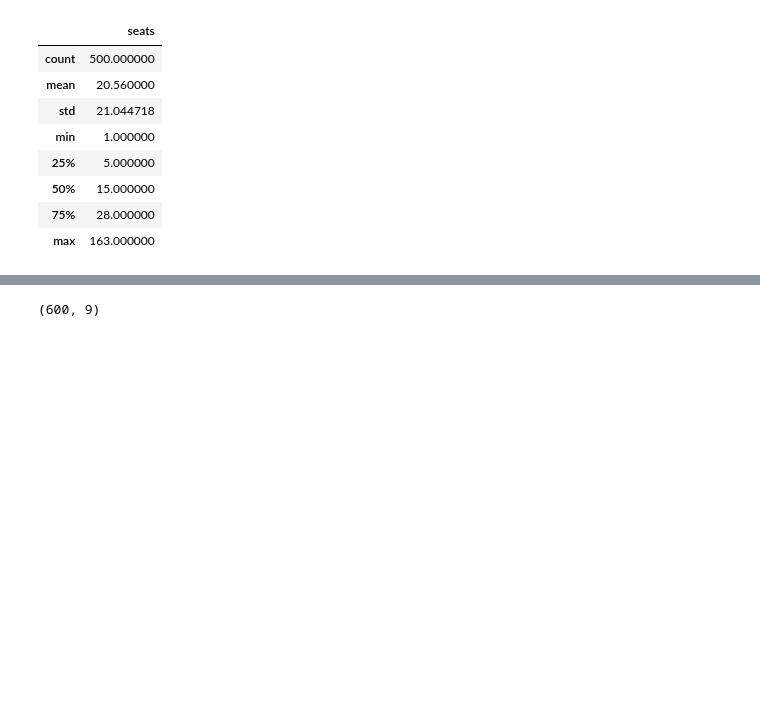
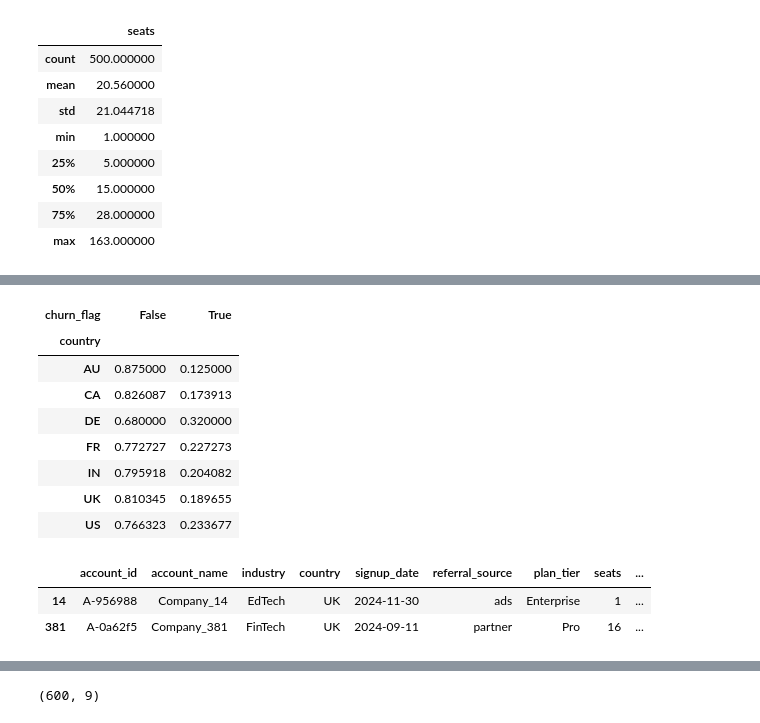
Before and after one commit to ShazanRafi/saas-churn-prediction, a Jupyter notebook: SaaS_Churning_Prediction.ipynb, the cells around one changed output, grey strips where cells are left out. Cells and saved outputs as stored; diff of their text form; code cells hidden in the pictures; blank space fills up the shorter version.

```diff
--- a/SaaS_Churning_Prediction.ipynb
+++ b/SaaS_Churning_Prediction.ipynb
@@ -59,0 +105,12 @@ accounts.describe()
+# %%
+pd.crosstab(accounts['country'], accounts['churn_flag'], normalize = 'index')
+# %% [output]
+| churn_flag | False | True |
+| country |  |  |
+| AU | 0.875000 | 0.125000 |
+| CA | 0.826087 | 0.173913 |
+| DE | 0.680000 | 0.320000 |
+| FR | 0.772727 | 0.227273 |
+| IN | 0.795918 | 0.204082 |
+| UK | 0.810345 | 0.189655 |
+| US | 0.766323 | 0.233677 |
@@ -59,0 +129,6 @@ accounts.describe()
+# %%
+accounts.sample(2)
+# %% [output]
+|  | account_id | account_name | industry | country | signup_date | referral_source | plan_tier | seats | ... |
+| 14 | A-956988 | Company_14 | EdTech | UK | 2024-11-30 | ads | Enterprise | 1 | ... |
+| 381 | A-0a62f5 | Company_381 | FinTech | UK | 2024-09-11 | partner | Pro | 16 | ... |
```
Also changed, not shown: parts of 30 cells of this notebook.
